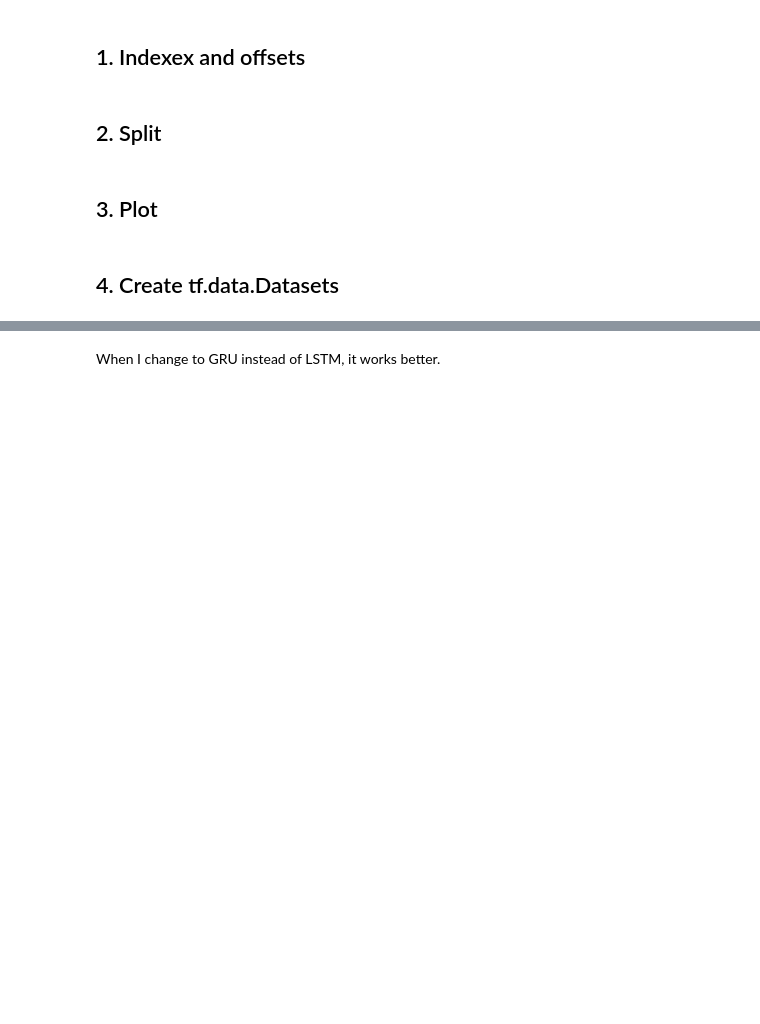
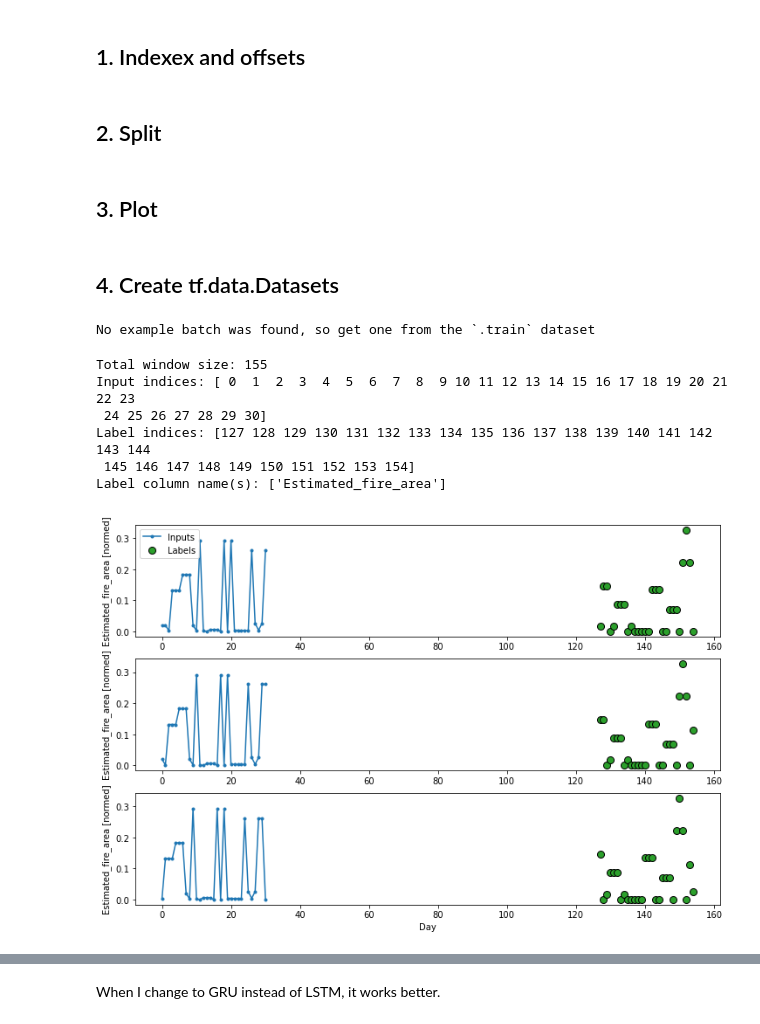
Before and after one commit to ccomkhj/Spot-Challenge-Wildfires, a Jupyter notebook: main/Build Model.ipynb, the cells around one changed output, grey strips where cells are left out. Saved outputs shown, nothing was run; the diff lists cells and outputs as text; code cells hidden in the pictures; blank space fills up the shorter version.

```diff
--- a/main/Build Model.ipynb
+++ b/main/Build Model.ipynb
@@ -287,12 +299,14 @@ simple model (test)
 # %%
 class WindowGenerator():
   def __init__(self, input_width, label_width, shift,
-               train_df=train_df, val_df=val_df, test_df=test_df,
+               train_df=train_df, val_df=val_df, test_df=test_df, NSW_df=NSW,
                label_columns=['Estimated_fire_area']):
     # Store the raw data.
     self.train_df = train_df
     self.val_df = val_df
     self.test_df = test_df
+
+    self.NSW_df = NSW_df
 
     # Work out the label column indices.
     self.label_columns = label_columns
@@ -391,7 +405,7 @@ def make_dataset(self, data):
       sequence_length=self.total_window_size,
       sequence_stride=1,  # If this is 7, Could it work as daily moving???
       shuffle=False,
-      batch_size=16,)
+      batch_size=32,)
 
   ds = ds.map(self.split_window)
 
@@ -410,6 +424,10 @@ def val(self):
 @property
 def test(self):
   return self.make_dataset(self.test_df)
+
+@property
+def NSW(self):
+  return self.make_dataset(self.NSW_df)
 
 @property
 def example(self):
@@ -426,6 +444,7 @@ def example(self):
 WindowGenerator.train = train
 WindowGenerator.val = val
 WindowGenerator.test = test
+WindowGenerator.NSW = NSW
 WindowGenerator.example = example
 # %%
 # MAX_EPOCHS = 200
@@ -446,16 +465,34 @@ def compile_and_fit(model, window, patience=10, epochs=100):
 
 val_performance = {}
 performance = {}
+# %%
+from datetime import date
+
+end = date(2019, 10, 31)
+begin = date(2020, 2, 1)
+
+shifts = begin - end # compute how much later dates we should forecast
+shifts = shifts.days
 # %%
 # WA region data
+IN_STEPS = 31
 OUT_STEPS = 28
-multi_window = WindowGenerator(input_width=31,
+multi_window = WindowGenerator(input_width=IN_STEPS,
                                label_width=OUT_STEPS,
-                               shift=OUT_STEPS,label_columns=['Estimated_fire_area'],
-                              train_df=train_df, val_df=val_df, test_df=test_df,)
+                               shift=shifts+IN_STEPS,label_columns=['Estimated_fire_area'],
+                              train_df=train_df, val_df=val_df, test_df=test_df,NSW_df=NSW_df,)
 
 multi_window.plot()
 multi_window
+# %% [output]
+No example batch was found, so get one from the `.train` dataset
+Total window size: 155
+Input indices: [ 0  1  2  3  4  5  6  7  8  9 10 11 12 13 14 15 16 17 18 19 20 21 22 23
+ 24 25 26 27 28 29 30]
+Label indices: [127 128 129 130 131 132 133 134 135 136 137 138 139 140 141 142 143 144
+ 145 146 147 148 149 150 151 152 153 154]
+Label column name(s): ['Estimated_fire_area']
+[figure, added]
 # %%
 # Each element is an (inputs, label) pair
 multi_window.train.element_spec
```
Also changed, not shown: parts of 15 cells of this notebook, 1 other file.
